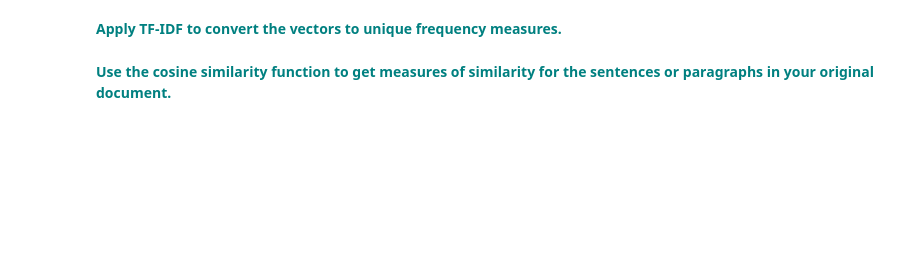
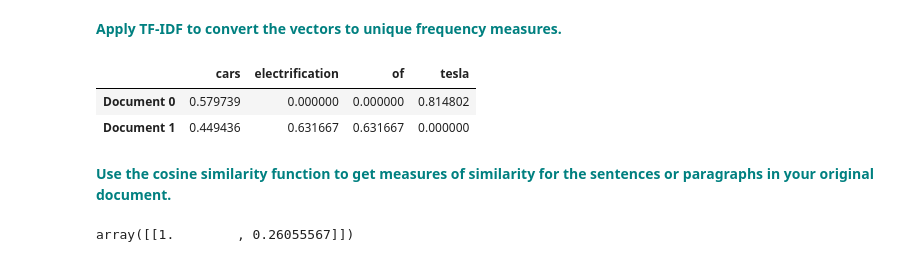
Before and after one commit to abhiram540/CosineSimilarity-CaseStudy, a Jupyter notebook: Cosine_Similarity_Case_Study.ipynb, the cells around one changed output. Drawn from its saved outputs; the diff is of its cells as text; code cells hidden in the pictures; blank space fills up the shorter version.

```diff
--- a/Cosine_Similarity_Case_Study.ipynb
+++ b/Cosine_Similarity_Case_Study.ipynb
@@ -127,4 +141,15 @@ Replace the current values for `Document 0` and `Document 1` with your own sente
 # %% [markdown]
  **<font color='teal'> Apply TF-IDF to convert the vectors to unique frequency measures.</font>**
+# %%
+trsfm2 = vectorizer.fit_transform(corpus2)
+pd.DataFrame(trsfm2.toarray(), columns=vectorizer.get_feature_names(), index=['Document 0', 'Document 1'])
+# %% [output]
+|  | cars | electrification | of | tesla |
+| Document 0 | 0.579739 | 0.000000 | 0.000000 | 0.814802 |
+| Document 1 | 0.449436 | 0.631667 | 0.631667 | 0.000000 |
 # %% [markdown]
  **<font color='teal'> Use the cosine similarity function to get measures of similarity for the sentences or paragraphs in your original document.</font>**
+# %%
+cosine_similarity(trsfm2[0:1], trsfm2)
+# %% [output]
+array([[1.        , 0.26055567]])
```
Also changed, not shown: parts of 3 cells of this notebook.
